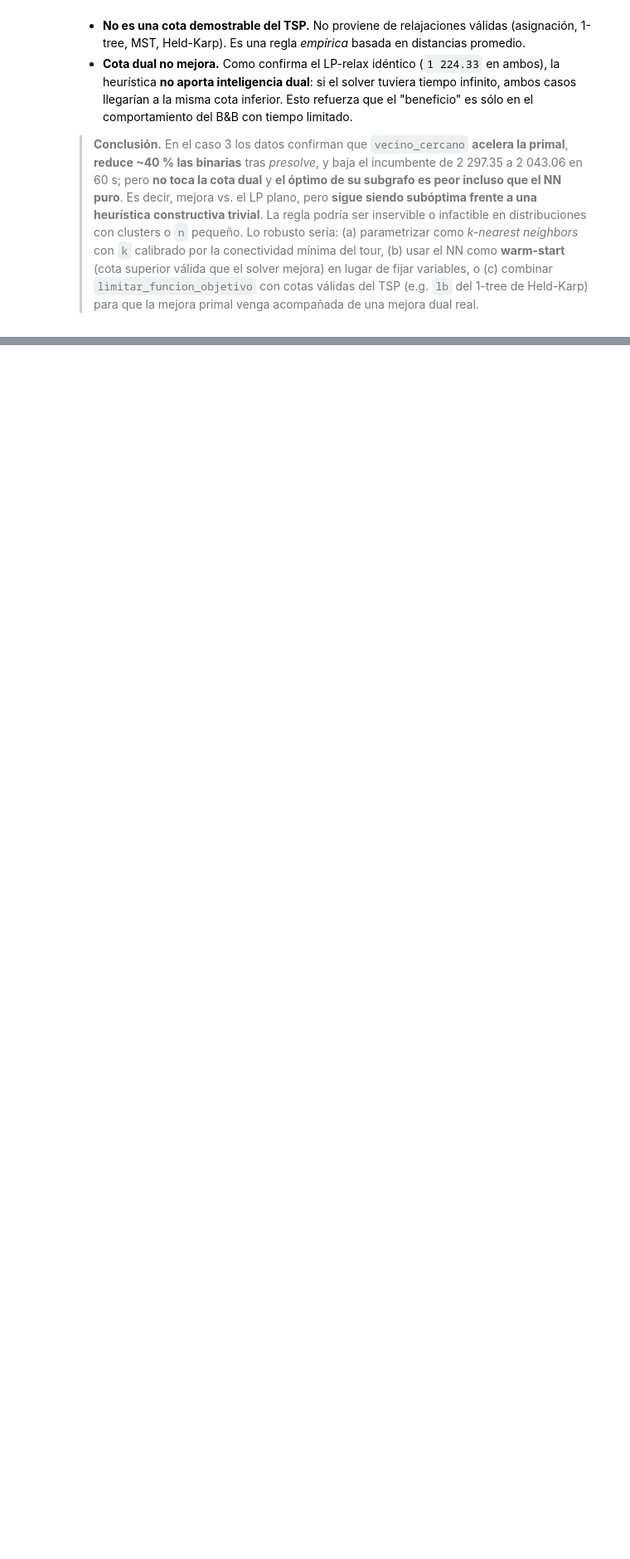
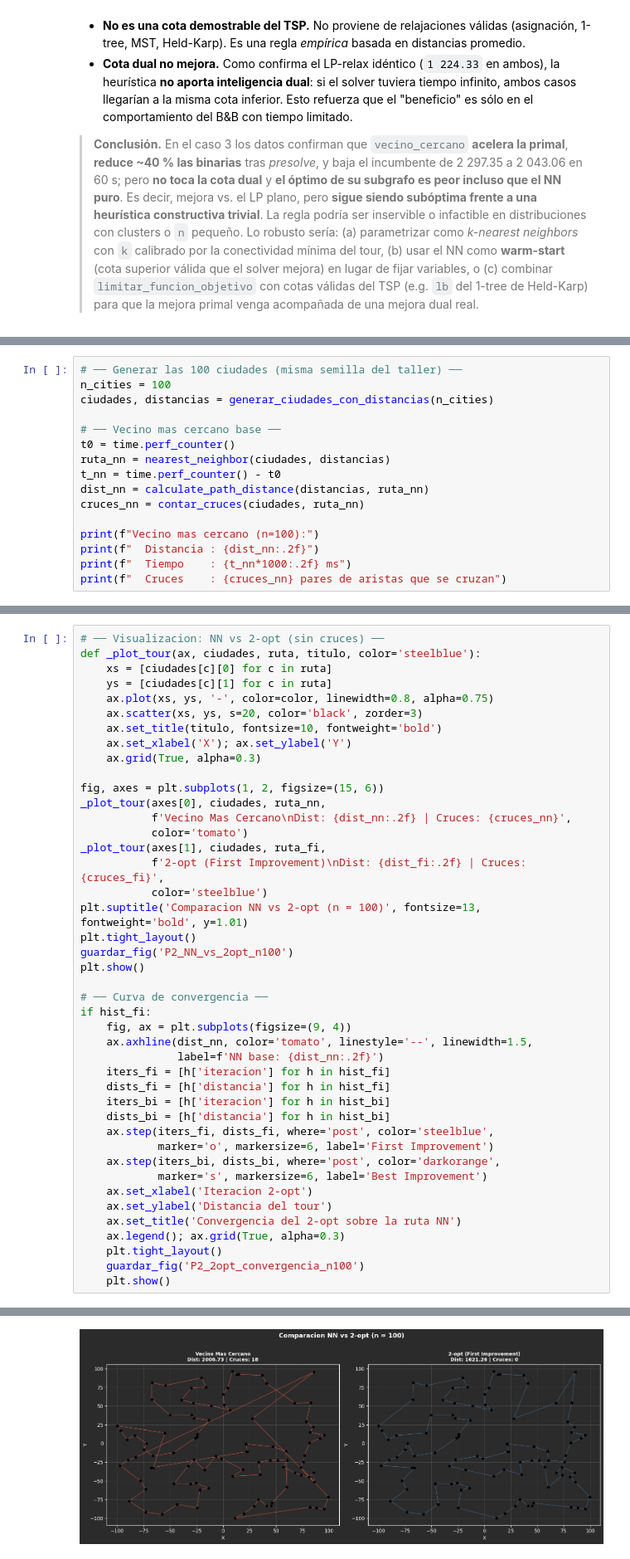
Before and after one commit to Borreguin/USFQ-Wshop, a Jupyter notebook: _Soluciones/Grupo4/Taller3/P2_TSP/P2.ipynb, the cells around one changed output, grey strips where cells are left out. Shown at 83% size. Drawn from its saved outputs; the diff is of its cells as text; blank space fills up the shorter version.

```diff
--- a/_Soluciones/Grupo4/Taller3/P2_TSP/P2.ipynb
+++ b/_Soluciones/Grupo4/Taller3/P2_TSP/P2.ipynb
@@ -707,0 +998,16 @@ plotear_ruta(res_d_con['ciudades'], res_d_con['distancias'], res_d_con['ruta_nn'
+# %%
+# ── Generar las 100 ciudades (misma semilla del taller) ──
+n_cities = 100
+ciudades, distancias = generar_ciudades_con_distancias(n_cities)
+
+# ── Vecino mas cercano base ──
+t0 = time.perf_counter()
+ruta_nn = nearest_neighbor(ciudades, distancias)
+t_nn = time.perf_counter() - t0
+dist_nn = calculate_path_distance(distancias, ruta_nn)
+cruces_nn = contar_cruces(ciudades, ruta_nn)
+
+print(f"Vecino mas cercano (n=100):")
+print(f"  Distancia : {dist_nn:.2f}")
+print(f"  Tiempo    : {t_nn*1000:.2f} ms")
+print(f"  Cruces    : {cruces_nn} pares de aristas que se cruzan")
@@ -707,0 +1079,44 @@ plotear_ruta(res_d_con['ciudades'], res_d_con['distancias'], res_d_con['ruta_nn'
+# %%
+# ── Visualizacion: NN vs 2-opt (sin cruces) ──
+def _plot_tour(ax, ciudades, ruta, titulo, color='steelblue'):
+    xs = [ciudades[c][0] for c in ruta]
+    ys = [ciudades[c][1] for c in ruta]
+    ax.plot(xs, ys, '-', color=color, linewidth=0.8, alpha=0.75)
+    ax.scatter(xs, ys, s=20, color='black', zorder=3)
+    ax.set_title(titulo, fontsize=10, fontweight='bold')
+    ax.set_xlabel('X'); ax.set_ylabel('Y')
+    ax.grid(True, alpha=0.3)
+
+fig, axes = plt.subplots(1, 2, figsize=(15, 6))
+_plot_tour(axes[0], ciudades, ruta_nn,
+           f'Vecino Mas Cercano\nDist: {dist_nn:.2f} | Cruces: {cruces_nn}',
+           color='tomato')
+_plot_tour(axes[1], ciudades, ruta_fi,
+           f'2-opt (First Improvement)\nDist: {dist_fi:.2f} | Cruces: {cruces_fi}',
+           color='steelblue')
+plt.suptitle('Comparacion NN vs 2-opt (n = 100)', fontsize=13, fontweight='bold', y=1.01)
+plt.tight_layout()
+guardar_fig('P2_NN_vs_2opt_n100')
+plt.show()
+
+# ── Curva de convergencia ──
+if hist_fi:
+    fig, ax = plt.subplots(figsize=(9, 4))
+    ax.axhline(dist_nn, color='tomato', linestyle='--', linewidth=1.5,
+               label=f'NN base: {dist_nn:.2f}')
+    iters_fi = [h['iteracion'] for h in hist_fi]
+    dists_fi = [h['distancia'] for h in hist_fi]
+    iters_bi = [h['iteracion'] for h in hist_bi]
+    dists_bi = [h['distancia'] for h in hist_bi]
+    ax.step(iters_fi, dists_fi, where='post', color='steelblue',
+            marker='o', markersize=6, label='First Improvement')
+    ax.step(iters_bi, dists_bi, where='post', color='darkorange',
+            marker='s', markersize=6, label='Best Improvement')
+    ax.set_xlabel('Iteracion 2-opt')
+    ax.set_ylabel('Distancia del tour')
+    ax.set_title('Convergencia del 2-opt sobre la ruta NN')
+    ax.legend(); ax.grid(True, alpha=0.3)
+    plt.tight_layout()
+    guardar_fig('P2_2opt_convergencia_n100')
+    plt.show()
+# %% [output]
@@ -707,0 +1124 @@ plotear_ruta(res_d_con['ciudades'], res_d_con['distancias'], res_d_con['ruta_nn'
+[figure, added]
```
Also changed, not shown: parts of 31 cells of this notebook, 15 other files.
